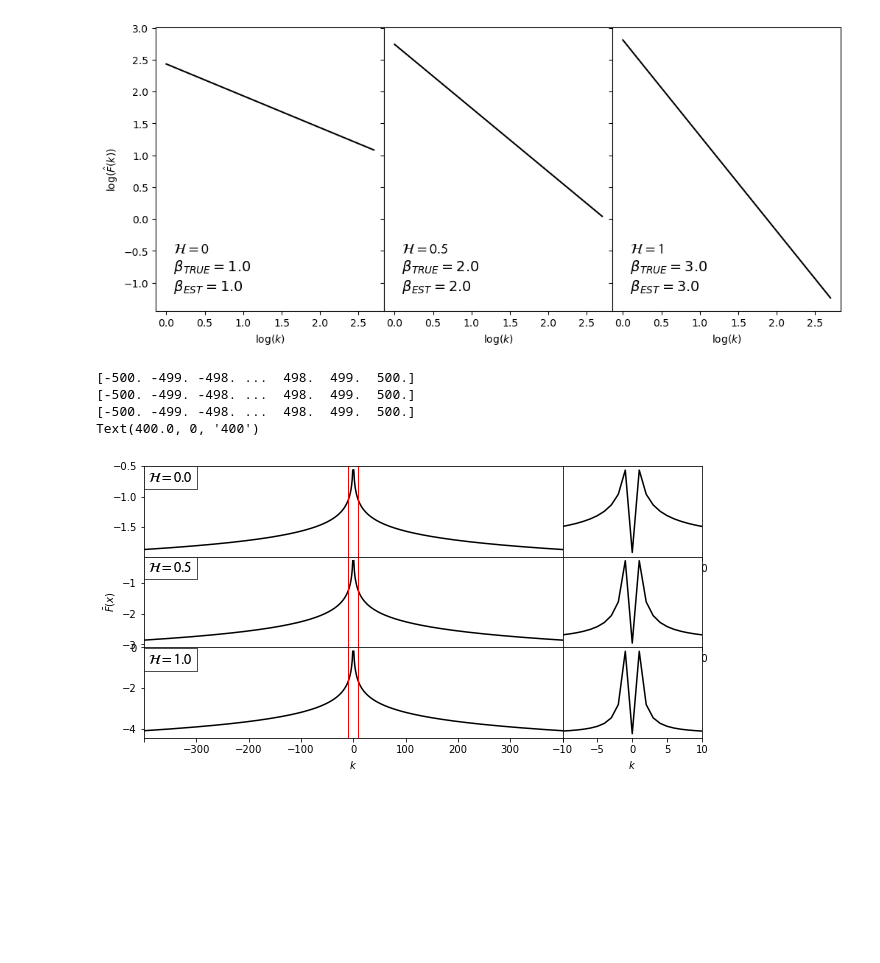
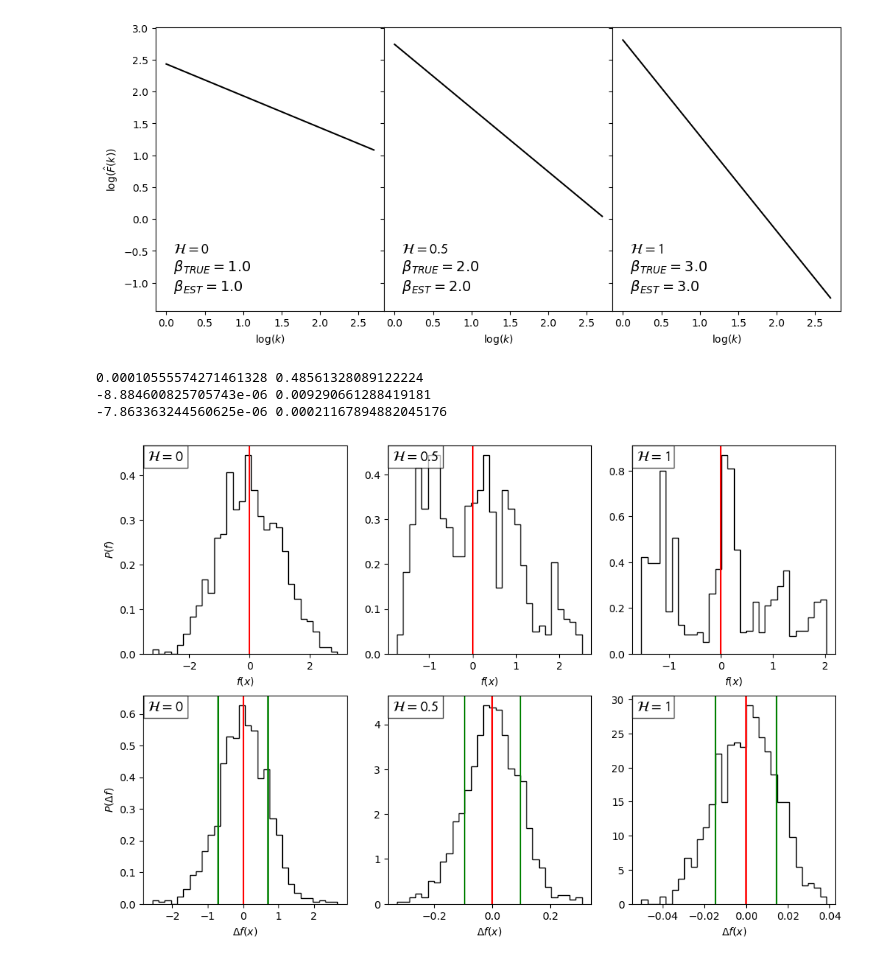
Before and after one commit to MBates92/thesis-images, a Jupyter notebook: 2D-fBm.ipynb, the cells around one changed output. Saved outputs shown, nothing was run; the diff lists cells and outputs as text; code cells hidden in the pictures; blank space fills up the shorter version.

```diff
--- a/2D-fBm.ipynb
+++ b/2D-fBm.ipynb
@@ -95,46 +104,38 @@ plt.savefig('D:/Workshop/PhD/Thesis/Chapter 2/Power Spectrum measured of 1DfBm.p
 plt.show()
 # %% [output]
 [figure]
-# %%
-f,ax = plt.subplots(3,2, figsize = (10,5), gridspec_kw={'width_ratios': [3, 1]})
-
-zoom_values = (-10,10)
-
-for i, row in df.iterrows():
-    PS = np.fft.fftn(X)
-    k = np.arange(-N/2, N/2+1)
-    print(k)
-    ax[i,0].plot(k,np.log10(row['amplitudes']), c='k')
-    ax[i,0].text(0.01, 0.95, fr'$\cal H={row["H"]}$', transform=ax[i,0].transAxes, fontsize=14,
-        verticalalignment='top', bbox=props)
-    ax[i,0].axvline(zoom_values[0], c='r', linewidth=1)
-    ax[i,0].axvline(zoom_values[1], c='r', linewidth=1)
-    ax[i,0].set_xlim(-400,400)
-
-    ax[i,1].plot(k,row['amplitudes'], c='k')
-    ax[i,1].text(0.01, 0.95, fr'$\cal H={row["H"]}$', transform=ax[i,0].transAxes, fontsize=14,
-        verticalalignment='top', bbox=props)
-    ax[i,1].set_xlim(*zoom_values)
-
-    ax[i,1].set_yticks([])
-
-ax[0,0].set_xticks([])
-ax[1,0].set_xticks([])
-plt.gcf().canvas.draw()
-labels = ax[2,0].get_xticklabels()
-print(labels[-1])
-labels[-1] = labels[0] = ''
-ax[2,0].set_xticklabels(labels)
-f.subplots_adjust(wspace=0, hspace=0)
-
-ax[2,0].set_xlabel(r'$k$')
-ax[2,1].set_xlabel(r'$k$')
-ax[1,0].set_ylabel(r'$\bar F(x)$')
-#plt.savefig('D:/Workshop/PhD/Thesis/Chapter 2/Power Spectrum measured of 1DfBm.png', bbox_inches = 'tight')
-plt.show()
-# %% [output]
-[-500. -499. -498. ...  498.  499.  500.]
-[-500. -499. -498. ...  498.  499.  500.]
-[-500. -499. -498. ...  498.  499.  500.]
-Text(400.0, 0, '400')
-[figure, removed]
+# %%
+props = dict(facecolor='white', alpha=0.7)
+f,ax = plt.subplots(2,3, figsize = (12,8))
+
+for i in range(len(X_list)):
+    df = np.diff(X_list[i])
+
+    ax[0,i].hist(X_list[i], bins=30, density=True, histtype='step', color='k')
+    ax[1,i].hist(df, bins=30, histtype='step', density=True, color='k')
+
+    ax[0,i].text(0.022, 0.98, fr'$\cal H={H_list[i]}$', transform=ax[0,i].transAxes, fontsize=14,
+        verticalalignment='top', bbox=props)
+    ax[1,i].text(0.022, 0.98, fr'$\cal H={H_list[i]}$', transform=ax[1,i].transAxes, fontsize=14,
+        verticalalignment='top', bbox=props)
+    ax[0,i].set_xlabel(r'$f(x)$')
+    ax[1,i].set_xlabel(r'$\Delta f(x)$')
+
+    print(np.mean(df),np.var(df))
+
+    ax[0,i].axvline(np.mean(X_list[i]), c='r')
+    ax[1,i].axvline(np.mean(df)-np.std(df), c='g')
+    ax[1,i].axvline(np.mean(df)+np.std(df), c='g')
+    ax[1,i].axvline(np.mean(df), c='r')
+
+ax[0,0].set_ylabel(r'$P(f)$')
+ax[1,0].set_ylabel(r'$P(\Delta f)$')
+
+#f.subplots_adjust(wspace=0, hspace=0)
+plt.savefig('D:/Workshop/PhD/Thesis/Chapter 2/Histograms of 1DfBm.png', bbox_inches = 'tight')
+plt.show()
+# %% [output]
+0.00010555574271461328 0.48561328089122224
+-8.884600825705743e-06 0.009290661288419181
+-7.863363244560625e-06 0.00021167894882045176
+[figure, added]
```
Also changed, not shown: parts of 4 cells of this notebook, 2 other files.
